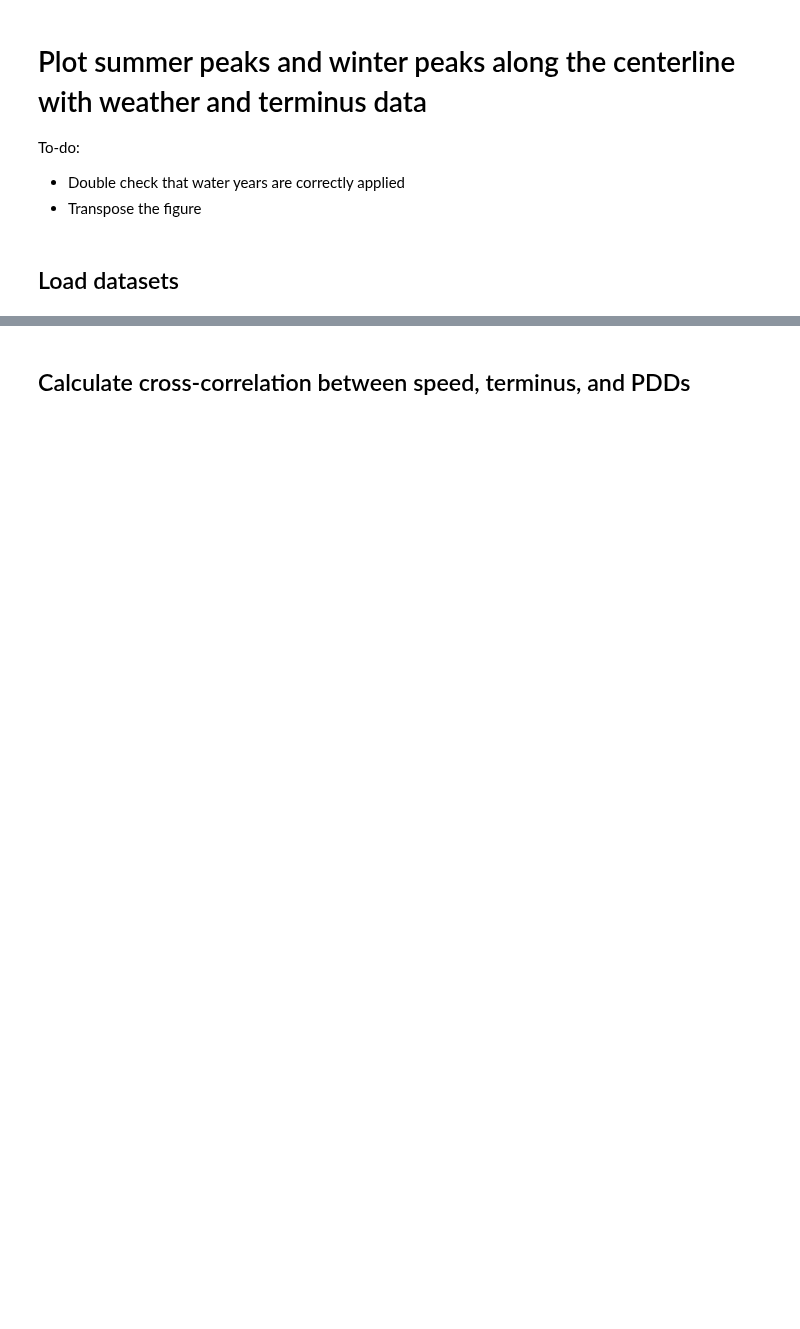
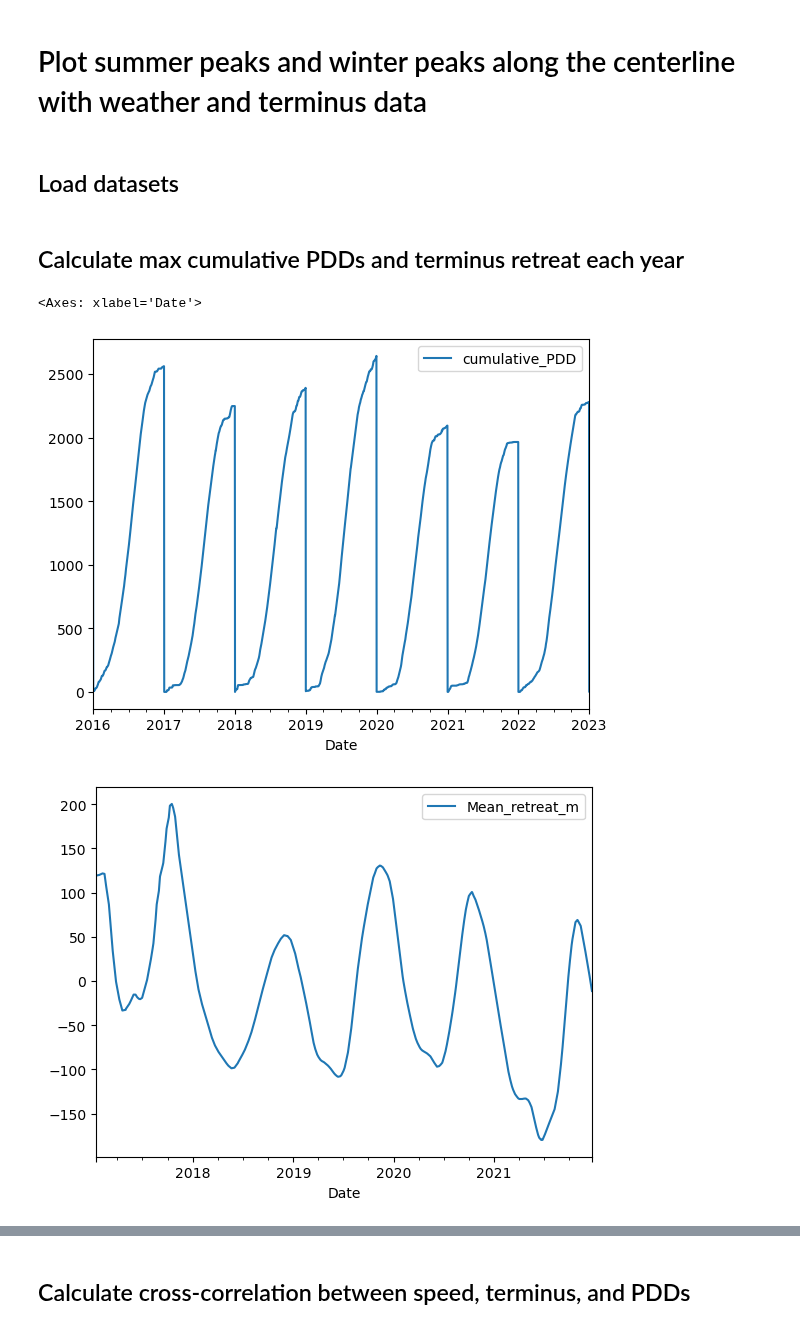
Before and after one commit to pohlan/Hubbard2024, a Jupyter notebook: make_paper_figures/speed_peaks_vs_weather_terminus.ipynb, the cells around one changed output, grey strips where cells are left out. Drawn from its saved outputs; the diff is of its cells as text; code cells hidden in the pictures; blank space fills up the shorter version.

```diff
--- a/make_paper_figures/speed_peaks_vs_weather_terminus.ipynb
+++ b/make_paper_figures/speed_peaks_vs_weather_terminus.ipynb
@@ -1,9 +1,5 @@
 # %% [markdown]
 # Plot summer peaks and winter peaks along the centerline with weather and terminus data
-
-To-do:
-- Double check that water years are correctly applied
-- Transpose the figure
 # %%
 import xarray as xr
 import rioxarray as rxr
@@ -87,2 +59,35 @@ term = term.resample('1D').interpolate('time')
 # Calculate mean retreat rate [m/d]
 term['Mean_retreat_rate_m/d'] = term['Mean_retreat_m'].diff()
+# %% [markdown]
+## Calculate max cumulative PDDs and terminus retreat each year
+# %%
+years = np.arange(2017, 2023)
+
+# Cumulative PDD peaks
+def calculate_pdd(temp):
+    if temp > 0:
+        return temp
+    else:
+        return 0
+air['PDD'] = air['air_temp_set_1'].apply(calculate_pdd)
+air['cumulative_PDD'] = air.groupby(air['Date'].dt.year)['PDD'].cumsum()
+pdd_peaks = air.groupby(air['Date'].dt.year)['cumulative_PDD'].max().reset_index()
+pdd_peaks.rename(columns={'Date':'Year'}, inplace=True)
+pdd_peaks = pdd_peaks.loc[pdd_peaks['Year'].isin(years)]
+pdd_peaks.rename(columns={'cumulative_PDD': 'cumulative_PDD_max'}, inplace=True)
+pdd_peaks.reset_index(drop=True, inplace=True)
+air.plot(x='Date', y='cumulative_PDD')
+plt.xlim(np.datetime64('2016-01-01'), np.datetime64('2023-01-01'))
+
+# Terminus retreat peaks
+# Subset to end of the year
+term_retreat_peaks = term.loc[term['Date'].dt.month >= 6]
+term_retreat_peaks = term_retreat_peaks.groupby(term_retreat_peaks['Date'].dt.year)['Mean_retreat_m'].max().reset_index()
+term_retreat_peaks.rename(columns={'Date':'Year'}, inplace=True)
+term_retreat_peaks = term_retreat_peaks.loc[term_retreat_peaks['Year'].isin(years)]
+term_retreat_peaks.rename(columns={'Mean_retreat_m': 'max_terminus_retreat_m'}, inplace=True)
+term.plot(x='Date', y='Mean_retreat_m')
+# %% [output]
+<Axes: xlabel='Date'>
+[figure, added]
+[figure, added]
```
Also changed, not shown: parts of 24 cells of this notebook, 1 other file.
